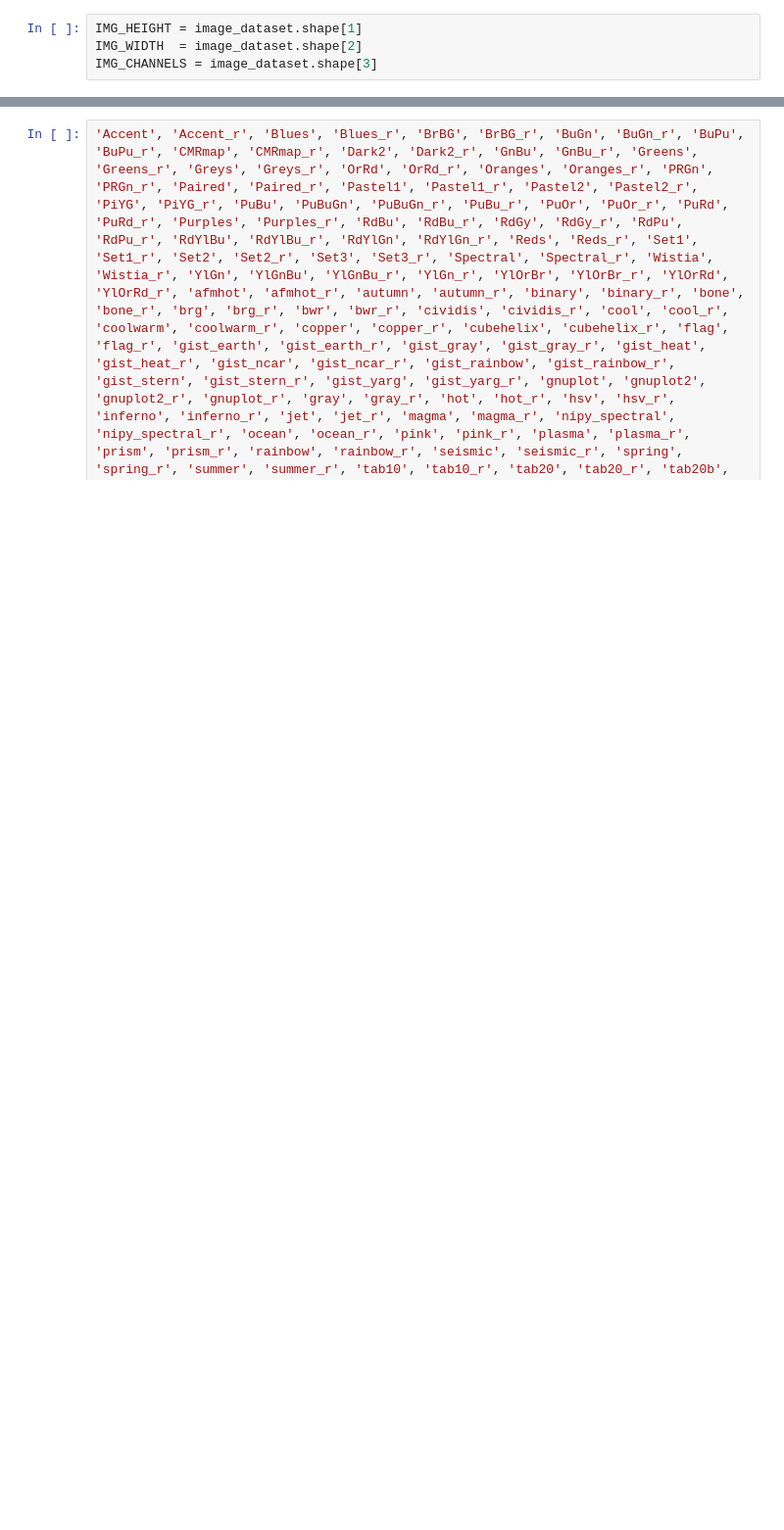
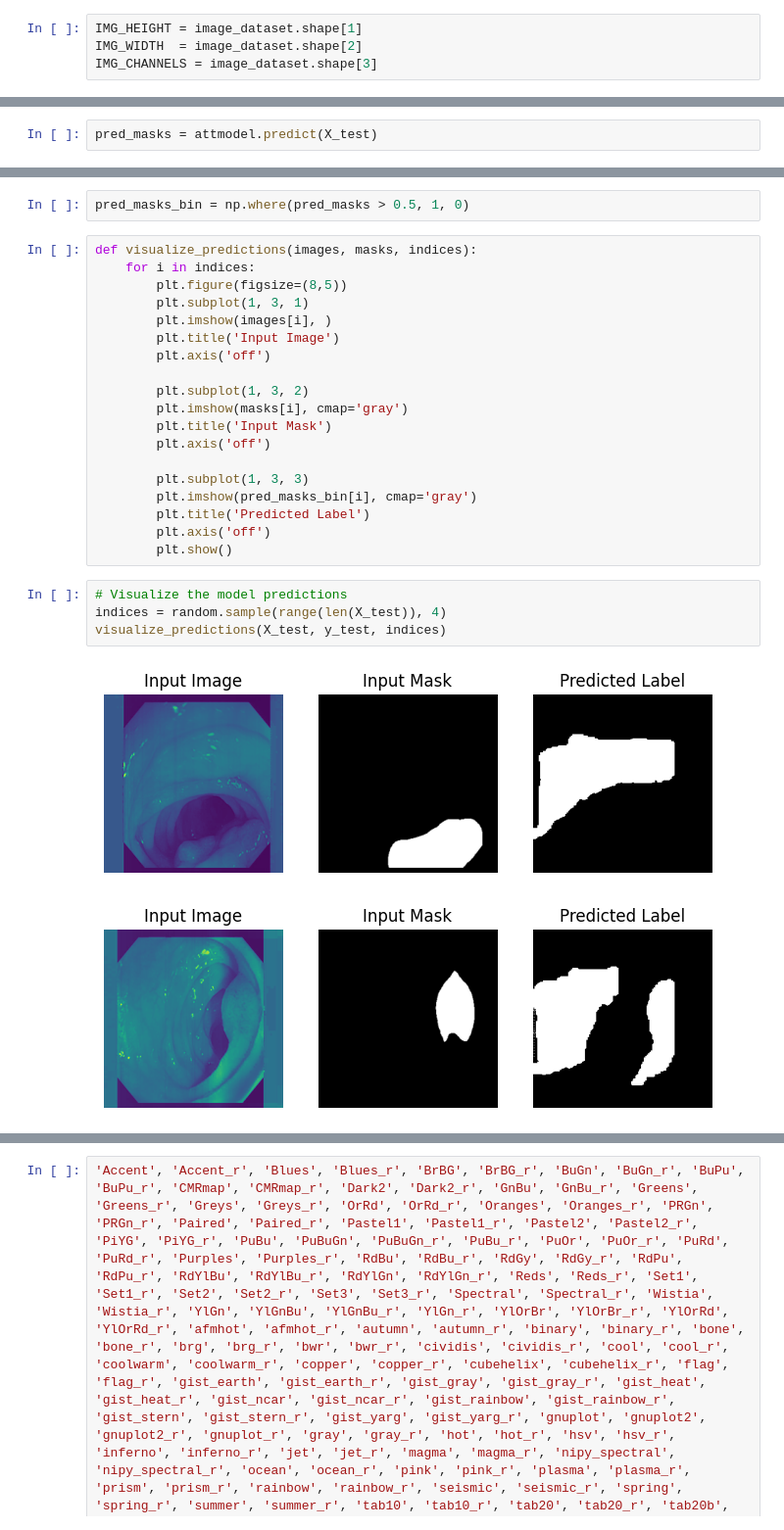
Before and after one commit to palpratik56/AUNET, a Jupyter notebook: unetproject.ipynb, the cells around one changed output, grey strips where cells are left out. Shown: that part at 98% size. Saved outputs shown, nothing was run; the diff lists cells and outputs as text; blank space fills up the shorter version.

```diff
--- a/unetproject.ipynb
+++ b/unetproject.ipynb
@@ -254,0 +376,2 @@ plt.imshow(prediction[:,:,0],cmap = 'Dark2_r')
+# %%
+pred_masks = attmodel.predict(X_test)
@@ -254,0 +380,28 @@ plt.imshow(prediction[:,:,0],cmap = 'Dark2_r')
+# %%
+pred_masks_bin = np.where(pred_masks > 0.5, 1, 0)
+# %%
+def visualize_predictions(images, masks, indices):
+    for i in indices:
+        plt.figure(figsize=(8,5))
+        plt.subplot(1, 3, 1)
+        plt.imshow(images[i], )
+        plt.title('Input Image')
+        plt.axis('off')
+
+        plt.subplot(1, 3, 2)
+        plt.imshow(masks[i], cmap='gray')
+        plt.title('Input Mask')
+        plt.axis('off')
+
+        plt.subplot(1, 3, 3)
+        plt.imshow(pred_masks_bin[i], cmap='gray')
+        plt.title('Predicted Label')
+        plt.axis('off')
+        plt.show()
+# %%
+# Visualize the model predictions
+indices = random.sample(range(len(X_test)), 4)
+visualize_predictions(X_test, y_test, indices)
+# %% [output]
+[figure, added]
+[figure, added]
```
Also changed, not shown: parts of 27 cells of this notebook.
